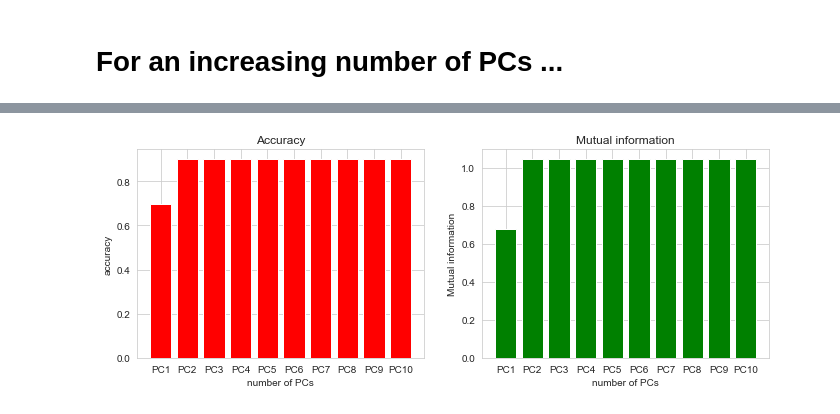
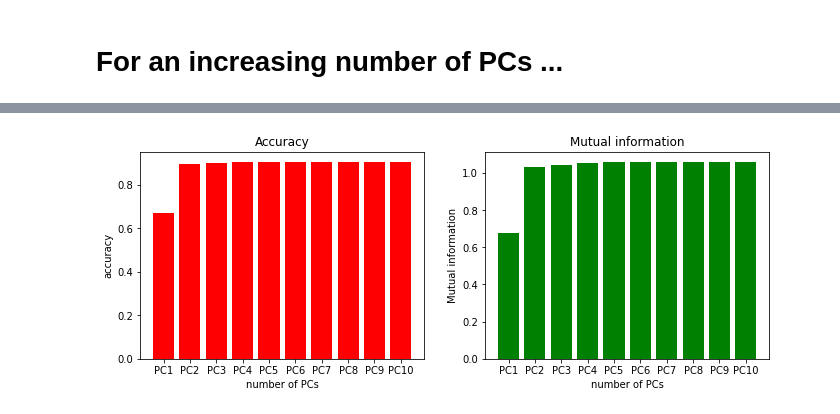
Before and after one commit to ansuini/dottorato_AI_area, a Jupyter notebook: Ex2/ex_2_KernelPCA_MLR.ipynb, the cells around one changed output, grey strips where cells are left out. Drawn from its saved outputs; the diff is of its cells as text; code cells hidden in the pictures.

Commit message:
comparing PCA vs KPCA

```diff
--- a/Ex2/ex_2_KernelPCA_MLR.ipynb
+++ b/Ex2/ex_2_KernelPCA_MLR.ipynb
@@ -124,9 +124,14 @@ mutual_info_list=[]
 
 for pc in range(1,11,1):
 
+    print('applying Kernel PCA to ', pc)
+    kpca = KernelPCA(n_components = pc, kernel = 'rbf')
+    X_train_pc = kpca.fit_transform(X_train)
+    X_test_pc = kpca.transform(X_test)
 
-    classifier.fit(X_train[:,:pc], y_train)
-    y_pred = classifier.predict(X_test[:,:pc])
+    classifier = LogisticRegression(random_state = 0)
+    classifier.fit(X_train_pc, y_train)
+    y_pred = classifier.predict(X_test_pc)
 
     cf_matrix = confusion_matrix(y_test, y_pred)
     accuracy= accuracy_score(y_test, y_pred)
@@ -150,15 +165,17 @@ PC 1 to PC10     Accuracy score: 0.9   Mutual Information: 1.0439829811417658
 # %%
+pcs = ['PC'+str(nnn+1) for nnn in range(10)]
+
 fig, ax = plt.subplots(1, 2, figsize=(10, 4))
 fig.tight_layout(pad=3)
 
-ax[0].bar(eigen.pc.values, accuracy_list,    color='r')
+ax[0].bar(pcs, accuracy_list,    color='r')
 ax[0].set_ylim(bottom=0)
 ax[0].set(title='Accuracy', ylabel='accuracy', xlabel='number of PCs')
 
-ax[1].bar(eigen.pc.values,mutual_info_list,  color='g')
+ax[1].bar(pcs,mutual_info_list,  color='g')
 ax[1].set_ylim(bottom=0)
 ax[1].set(title='Mutual information', ylabel='Mutual information', xlabel='number of PCs')
 
 plt.show()
 # %% [output]
-[figure, old version]
+[figure, new version]
```
Also changed, not shown: parts of 6 cells of this notebook, 3 other files.
